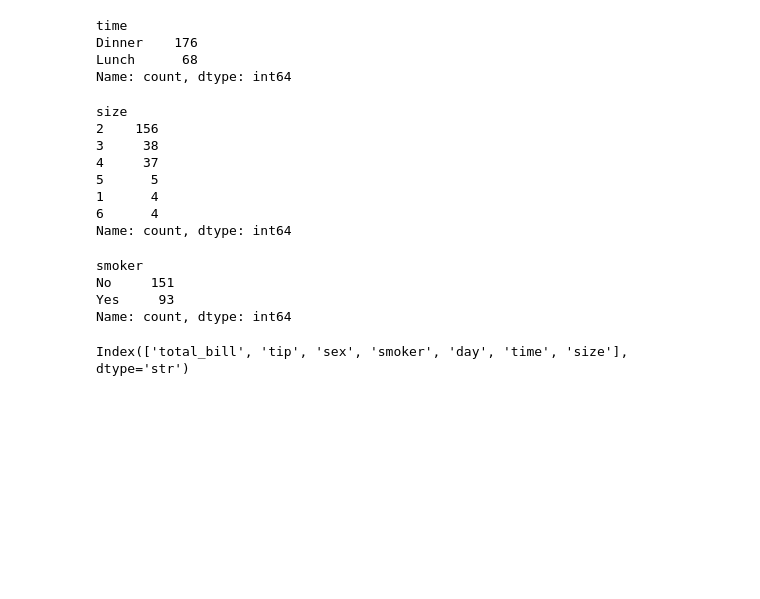
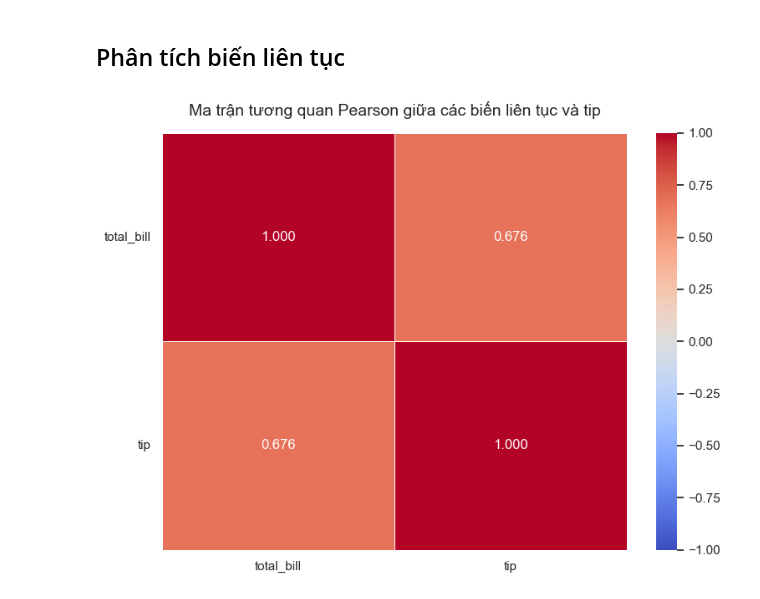
Before and after one commit to lamphat344961-alt/May_-hoc_thong_ke, a Jupyter notebook: TH2/bt2_1.ipynb, the cells around one changed output. Saved outputs shown, nothing was run; the diff lists cells and outputs as text; code cells hidden in the pictures; blank space fills up the shorter version.

```diff
--- a/TH2/bt2_1.ipynb
+++ b/TH2/bt2_1.ipynb
@@ -24,29 +122,32 @@ Name: count, dtype: int64
-# %%
-df['time'].value_counts()
-# %% [output]
-time
-Dinner    176
-Lunch      68
-Name: count, dtype: int64
-# %%
-df['size'].value_counts()
-# %% [output]
-size
-2    156
-3     38
-4     37
-5      5
-1      4
-6      4
-Name: count, dtype: int64
-# %%
-df['smoker'].value_counts()
-# %% [output]
-smoker
-No     151
-Yes     93
-Name: count, dtype: int64
-# %%
-df.columns
-# %% [output]
-Index(['total_bill', 'tip', 'sex', 'smoker', 'day', 'time', 'size'], dtype='str')
+# %% [markdown]
+## Phân tích biến liên tục
+# %%
+# 1. Xác định danh sách các biến liên tục và biến mục tiêu
+continuous_features = ['total_bill']
+target = 'tip'
+
+# Gom tất cả vào một danh sách chung để tính ma trận tương quan
+cols_to_corr = continuous_features + [target]
+
+# 2. Tính toán ma trận tương quan Pearson từ DataFrame (df)
+corr_matrix = df[cols_to_corr].corr()
+
+# 3. Tiến hành cấu hình và vẽ biểu đồ Heatmap
+plt.figure(figsize=(8, 6))
+
+# Vẽ heatmap với các cấu hình tối ưu:
+# - annot=True: Hiển thị giá trị số trên từng ô vuông
+# - cmap='coolwarm': Bảng màu từ xanh (tương quan âm) sang đỏ (tương quan dương)
+# - fmt=".3f": Làm tròn lấy 3 chữ số sau dấu phẩy
+# - vmin=-1, vmax=1: Cố định dải màu chuẩn của hệ số tương quan từ -1 đến 1
+sns.heatmap(corr_matrix, annot=True, cmap='coolwarm', fmt=".3f", vmin=-1, vmax=1, linewidths=0.5)
+
+# Thay đổi tiêu đề và cách hiển thị
+plt.title('Ma trận tương quan Pearson giữa các biến liên tục và tip', fontsize=14, pad=15)
+plt.yticks(rotation=0)  # Giữ chữ trục tung nằm ngang cho dễ đọc
+
+# Hiển thị biểu đồ
+plt.tight_layout()
+plt.show()
+# %% [output]
+[figure, added]
```
Also changed, not shown: parts of 19 cells of this notebook, 5 other files.
